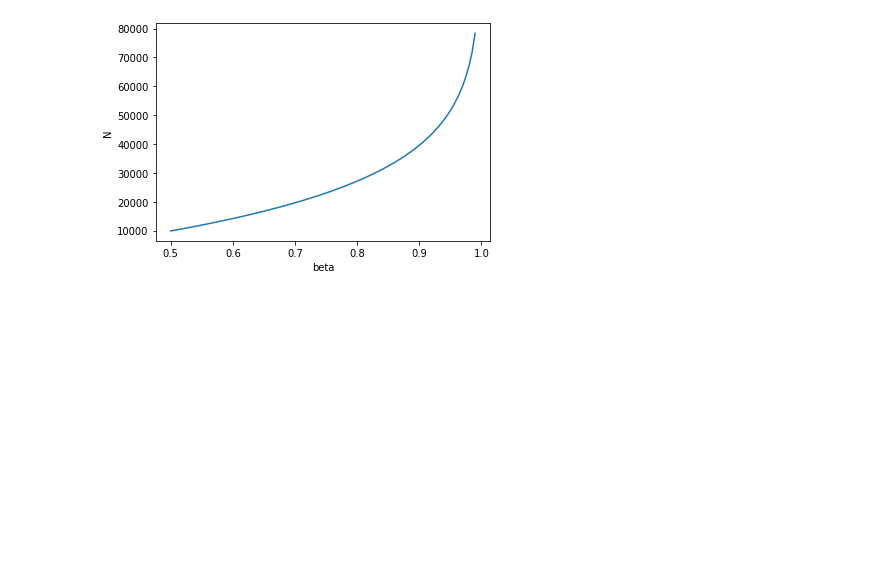
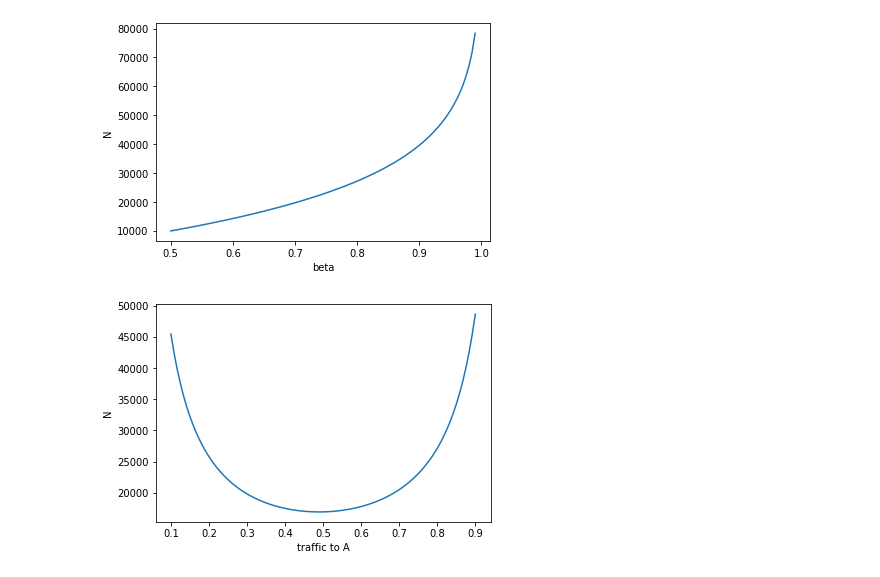
Before and after one commit to mtrencseni/playground, a Jupyter notebook: Conversion AB test with the Z-test.ipynb, the cells around one changed output. Cells and saved outputs as stored; diff of their text form; code cells hidden in the pictures; blank space fills up the shorter version.

```diff
--- a/Conversion AB test with the Z-test.ipynb
+++ b/Conversion AB test with the Z-test.ipynb
@@ -278,3 +278,25 @@ plt.plot([x[0] for x in data], [x[1] for x in data])
 plt.show()
 # %% [output]
 [figure]
+# %%
+alpha = 0.10
+beta = 0.80
+base_conversion = 0.10
+valuable_diff = 0.01
+data = []
+for base_traffic_split in linspace(0.10, 0.90, 100):
+    N = num_samples(
+        alpha=alpha,
+        beta=beta,
+        mu_A=base_conversion,
+        mu_delta=valuable_diff,
+        traffic_ratio_A=base_traffic_split,
+    )
+    data.append((base_traffic_split, N))
+
+plt.xlabel('traffic to A')
+plt.ylabel('N')
+plt.plot([x[0] for x in data], [x[1] for x in data])
+plt.show()
+# %% [output]
+[figure, added]
```
